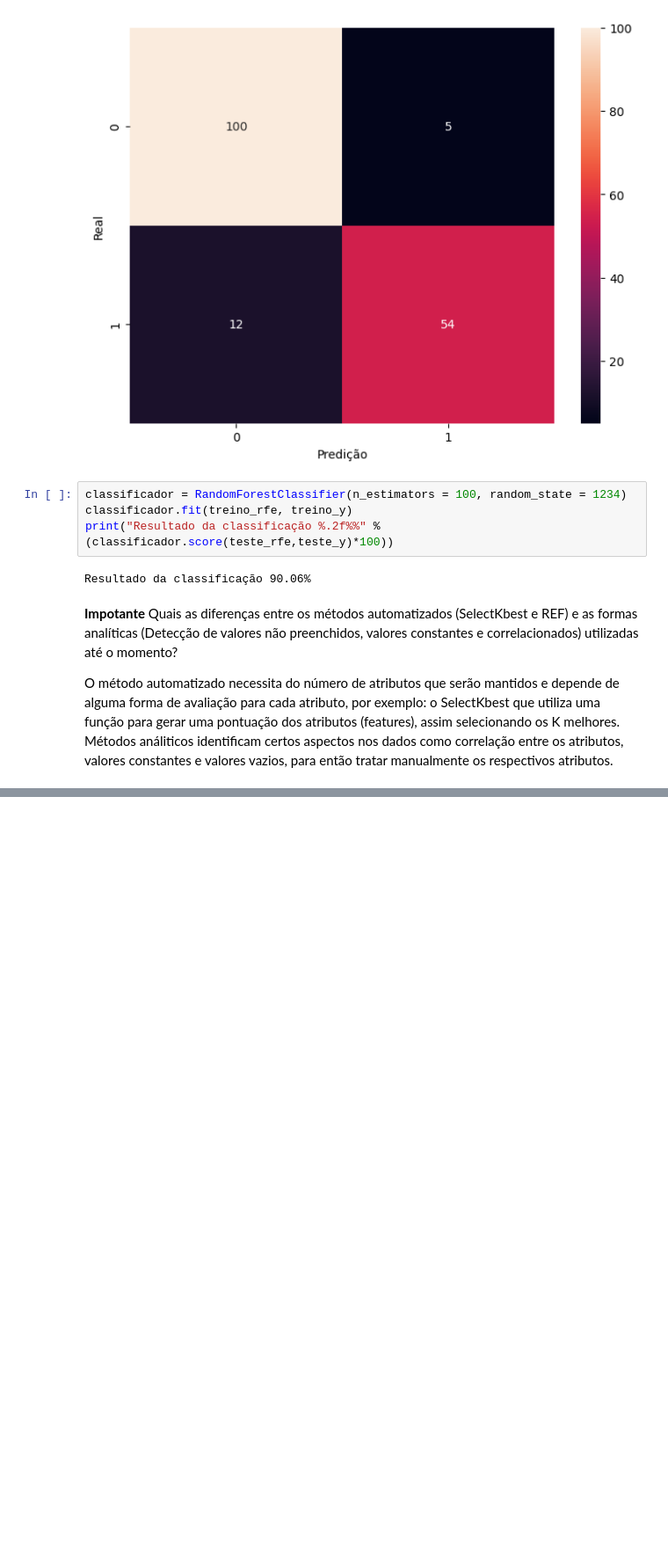
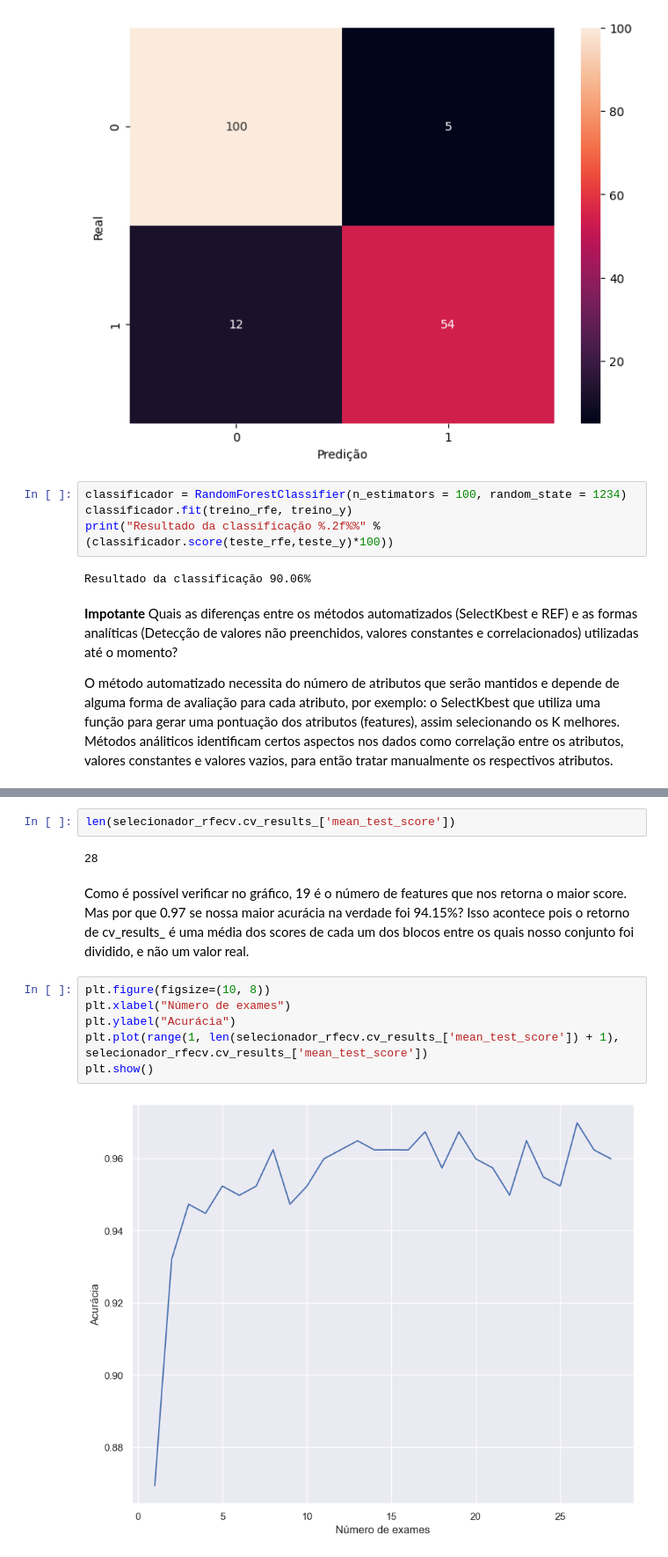
Before and after one commit to Marcus-Bernard0/data_science_alura, a Jupyter notebook: 21 - Machine Learning 2/Projeto.ipynb, the cells around one changed output, grey strips where cells are left out. Shown at 88% size. Drawn from its saved outputs; the diff is of its cells as text; blank space fills up the shorter version.

```diff
--- a/21 - Machine Learning 2/Projeto.ipynb
+++ b/21 - Machine Learning 2/Projeto.ipynb
@@ -419,0 +470,14 @@ O método automatizado necessita do número de atributos que serão mantidos e d
+# %%
+len(selecionador_rfecv.cv_results_['mean_test_score'])
+# %% [output]
+28
+# %% [markdown]
+Como é possível verificar no gráfico, 19 é o número de features que nos retorna o maior score. Mas por que 0.97 se nossa maior acurácia na verdade foi 94.15%? Isso acontece pois o retorno de cv_results_ é uma média dos scores de cada um dos blocos entre os quais nosso conjunto foi dividido, e não um valor real.
+# %%
+plt.figure(figsize=(10, 8))
+plt.xlabel("Número de exames")
+plt.ylabel("Acurácia")
+plt.plot(range(1, len(selecionador_rfecv.cv_results_['mean_test_score']) + 1), selecionador_rfecv.cv_results_['mean_test_score'])
+plt.show()
+# %% [output]
+[figure, added]
```
Also changed, not shown: parts of 10 cells of this notebook.
